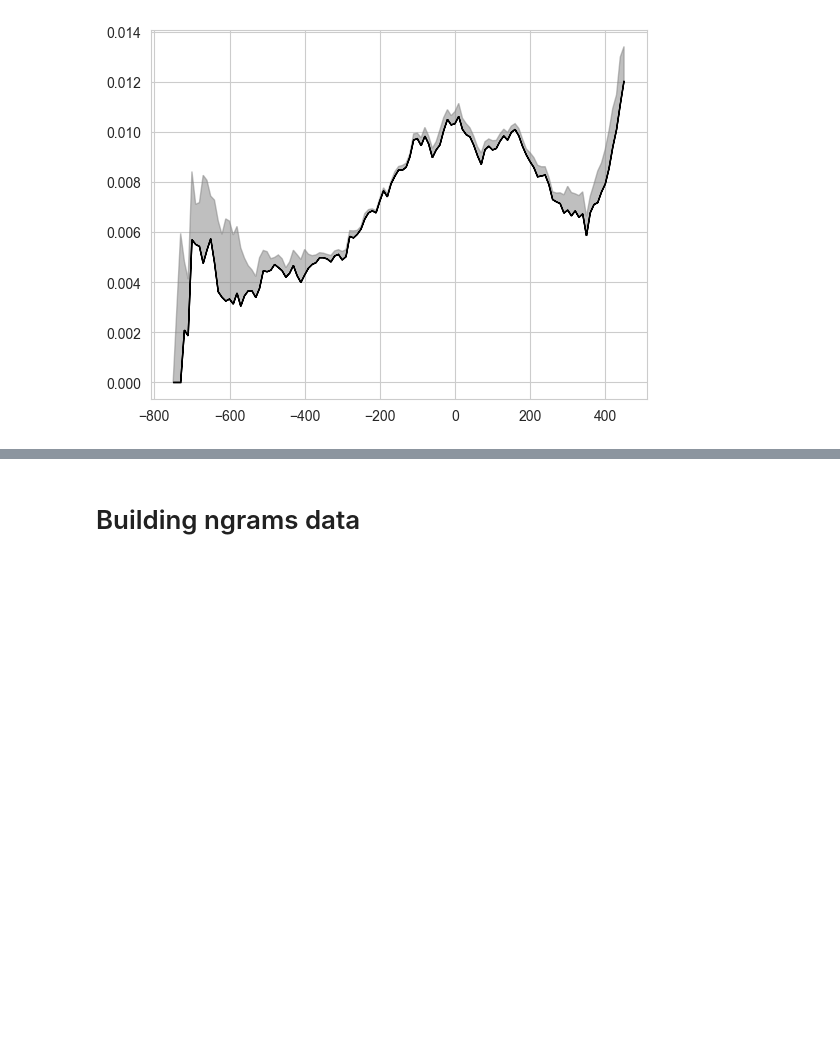
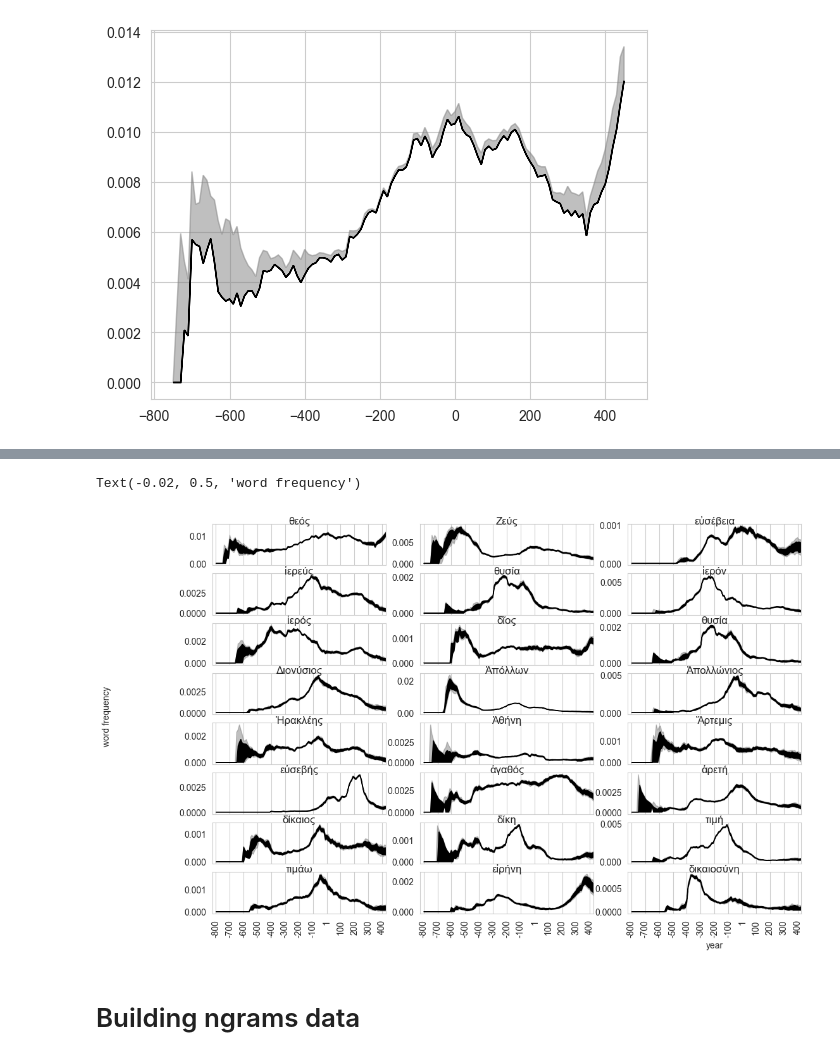
Before and after one commit to kasev/EpiMR, a Jupyter notebook: scripts/2_textual-explorations+fasttext-training.ipynb, the cells around one changed output, grey strips where cells are left out. Cells and saved outputs as stored; diff of their text form; code cells hidden in the pictures; blank space fills up the shorter version.

```diff
--- a/scripts/2_textual-explorations+fasttext-training.ipynb
+++ b/scripts/2_textual-explorations+fasttext-training.ipynb
@@ -159,3 +186,25 @@ Text(-0.02, 0.5, 'word frequency')
+# %%
+fig, axs = plt.subplots(8,3, figsize=(12, 8))#, tight_layout=True)
+
+for word, ax in zip(word_list, axs.ravel()):
+    tempun.plot_timeblocks_data(sim_data_freq[word], ax=ax)
+    ax.set_xticklabels([])
+    ax.grid(False, axis="y")
+    ax.set_title(word, pad=-0.3)
+    ax.set_xticks([el+1 if el==0 else el for el in range(-800,500,100)])
+    ax.set_xlim(-825,425)
+axs[7,0].set_xticklabels([str(el+1) if el==0 else str(el) for el in range(-800,500,100)], rotation=90)
+
+axs[7,1].set_xticklabels([str(el+1) if el==0 else str(el) for el in range(-800,500,100)], rotation=90)
+
+axs[7,2].set_xticklabels([str(el+1) if el==0 else str(el) for el in range(-800,500,100)], rotation=90)
+
+ax.set_xlabel("year")
+
+fig.text(-0.02, 0.5, 'word frequency', va='center', rotation='vertical')
+# %% [output]
+Text(-0.02, 0.5, 'word frequency')
+[figure, added]
 # %% [markdown]
 # Building ngrams data
 # %%
```
Also changed, not shown: parts of 9 cells of this notebook.
